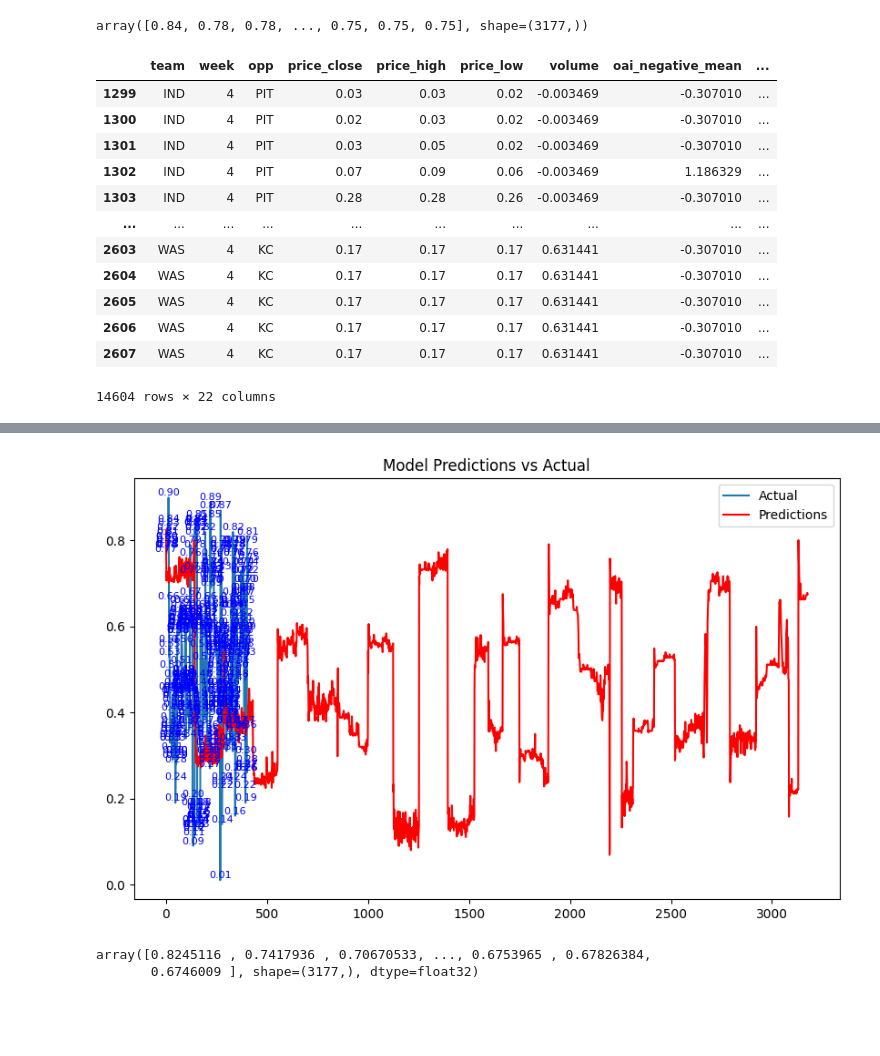
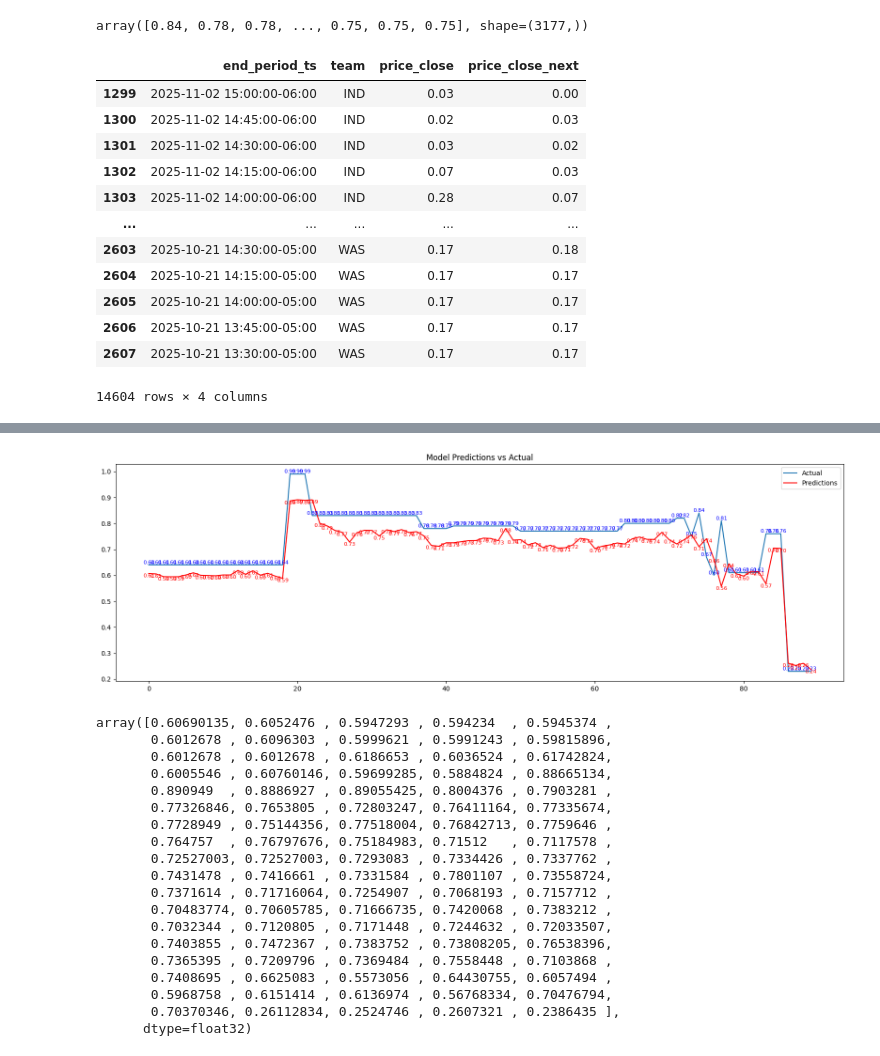
Before and after one commit to gtdlk20/cracking_nfl_kalshi, a Jupyter notebook: test.ipynb, the cells around one changed output, grey strips where cells are left out. Saved outputs shown, nothing was run; the diff lists cells and outputs as text; code cells hidden in the pictures; blank space fills up the shorter version.

```diff
--- a/test.ipynb
+++ b/test.ipynb
@@ -365,40 +419,46 @@ def df_to_3d(self, df, lookback):
 # %% [output]
 array([0.84, 0.78, 0.78, ..., 0.75, 0.75, 0.75], shape=(3177,))
 # %%
-dp.test_df#[['price_close','price_close_next']]
+dp.test_df[['end_period_ts','team','price_close','price_close_next']]
 # %% [output]
-|  | team | week | opp | price_close | price_high | price_low | volume | oai_negative_mean | ... |
-| 1299 | IND | 4 | PIT | 0.03 | 0.03 | 0.02 | -0.003469 | -0.307010 | ... |
-| 1300 | IND | 4 | PIT | 0.02 | 0.03 | 0.02 | -0.003469 | -0.307010 | ... |
-| 1301 | IND | 4 | PIT | 0.03 | 0.05 | 0.02 | -0.003469 | -0.307010 | ... |
-| 1302 | IND | 4 | PIT | 0.07 | 0.09 | 0.06 | -0.003469 | 1.186329 | ... |
-| 1303 | IND | 4 | PIT | 0.28 | 0.28 | 0.26 | -0.003469 | -0.307010 | ... |
-| ... | ... | ... | ... | ... | ... | ... | ... | ... | ... |
-| 2603 | WAS | 4 | KC | 0.17 | 0.17 | 0.17 | 0.631441 | -0.307010 | ... |
-| 2604 | WAS | 4 | KC | 0.17 | 0.17 | 0.17 | 0.631441 | -0.307010 | ... |
-| 2605 | WAS | 4 | KC | 0.17 | 0.17 | 0.17 | 0.631441 | -0.307010 | ... |
-| 2606 | WAS | 4 | KC | 0.17 | 0.17 | 0.17 | 0.631441 | -0.307010 | ... |
-| 2607 | WAS | 4 | KC | 0.17 | 0.17 | 0.17 | 0.631441 | -0.307010 | ... |
+|  | end_period_ts | team | price_close | price_close_next |
+| 1299 | 2025-11-02 15:00:00-06:00 | IND | 0.03 | 0.00 |
+| 1300 | 2025-11-02 14:45:00-06:00 | IND | 0.02 | 0.03 |
+| 1301 | 2025-11-02 14:30:00-06:00 | IND | 0.03 | 0.02 |
+| 1302 | 2025-11-02 14:15:00-06:00 | IND | 0.07 | 0.03 |
+| 1303 | 2025-11-02 14:00:00-06:00 | IND | 0.28 | 0.07 |
+| ... | ... | ... | ... | ... |
+| 2603 | 2025-10-21 14:30:00-05:00 | WAS | 0.17 | 0.18 |
+| 2604 | 2025-10-21 14:15:00-05:00 | WAS | 0.17 | 0.17 |
+| 2605 | 2025-10-21 14:00:00-05:00 | WAS | 0.17 | 0.17 |
+| 2606 | 2025-10-21 13:45:00-05:00 | WAS | 0.17 | 0.17 |
+| 2607 | 2025-10-21 13:30:00-05:00 | WAS | 0.17 | 0.17 |
-14604 rows × 22 columns
+14604 rows × 4 columns
 # %%
 import matplotlib.pyplot as plt
 
 predictions = model.predict(dp.X_test)
+y_test = dp.y_test
+predictions = predictions.flatten()
+limits = [0,-1]
 
-predictions = predictions.flatten()
-y_test_diff = np.diff(dp.y_test, axis=0)
-print(len(predictions), len(dp.y_test), len(y_test_diff))
-predictions = predictions[1:][y_test_diff != 0]
-y_test = dp.y_test[1:][y_test_diff != 0]
+limits = [1710,1800]
+predictions = predictions[limits[0]:limits[1]]
+y_test = y_test[limits[0]:limits[1]]
 
-plt.figure(figsize=(10, 6))
+# y_test_diff = np.diff(dp.y_test, axis=0)
+# print(len(predictions), len(dp.y_test), len(y_test_diff))
+# predictions = predictions[1:][np.abs(y_test_diff) >= 0.1]
+# y_test = dp.y_test[1:][np.abs(y_test_diff) >= 0.1]
+
+plt.figure(figsize=(20, 6))
 plt.plot(range(len(y_test)), y_test, label='Actual')
 plt.plot(predictions, label='Predictions', color='red')
 
 # Add data labels
 for i, (actual, pred) in enumerate(zip(y_test, predictions)):
     plt.text(i, actual, f'{actual:.2f}', fontsize=8, ha='center', va='bottom', color='blue')
-    # plt.text(i, pred, f'{pred[0]:.2f}', fontsize=8, ha='center', va='top', color='red')
+    plt.text(i, pred, f'{pred:.2f}', fontsize=8, ha='center', va='top', color='red')
 
 plt.legend()
 plt.title('Model Predictions vs Actual')
@@ -411,3 +470,20 @@ predictions
-[figure, old version]
+[figure, new version]
-array([0.8245116 , 0.7417936 , 0.70670533, ..., 0.6753965 , 0.67826384,
-       0.6746009 ], shape=(3177,), dtype=float32)
+array([0.60690135, 0.6052476 , 0.5947293 , 0.594234  , 0.5945374 ,
+       0.6012678 , 0.6096303 , 0.5999621 , 0.5991243 , 0.59815896,
+       0.6012678 , 0.6012678 , 0.6186653 , 0.6036524 , 0.61742824,
+       0.6005546 , 0.60760146, 0.59699285, 0.5884824 , 0.88665134,
+       0.890949  , 0.8886927 , 0.89055425, 0.8004376 , 0.7903281 ,
+       0.77326846, 0.7653805 , 0.72803247, 0.76411164, 0.77335674,
+       0.7728949 , 0.75144356, 0.77518004, 0.76842713, 0.7759646 ,
+       0.764757  , 0.76797676, 0.75184983, 0.71512   , 0.7117578 ,
+       0.72527003, 0.72527003, 0.7293083 , 0.7334426 , 0.7337762 ,
+       0.7431478 , 0.7416661 , 0.7331584 , 0.7801107 , 0.73558724,
+       0.7371614 , 0.71716064, 0.7254907 , 0.7068193 , 0.7157712 ,
+       0.70483774, 0.70605785, 0.71666735, 0.7420068 , 0.7383212 ,
+       0.7032344 , 0.7120805 , 0.7171448 , 0.7244632 , 0.72033507,
+       0.7403855 , 0.7472367 , 0.7383752 , 0.73808205, 0.76538396,
+       0.7365395 , 0.7209796 , 0.7369484 , 0.7558448 , 0.7103868 ,
+       0.7408695 , 0.6625083 , 0.5573056 , 0.64430755, 0.6057494 ,
+       0.5968758 , 0.6151414 , 0.6136974 , 0.56768334, 0.70476794,
+       0.70370346, 0.26112834, 0.2524746 , 0.2607321 , 0.2386435 ],
+      dtype=float32)
```
Also changed, not shown: parts of 7 cells of this notebook, 1 other file.
